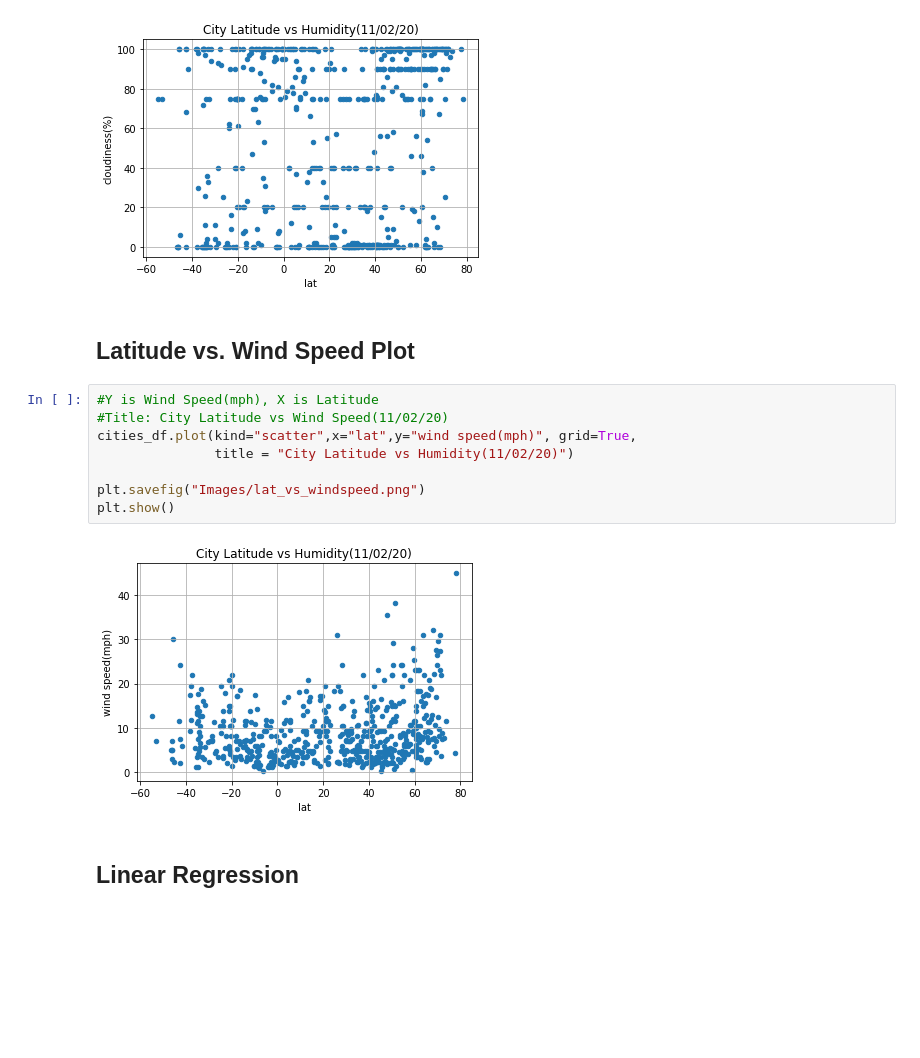
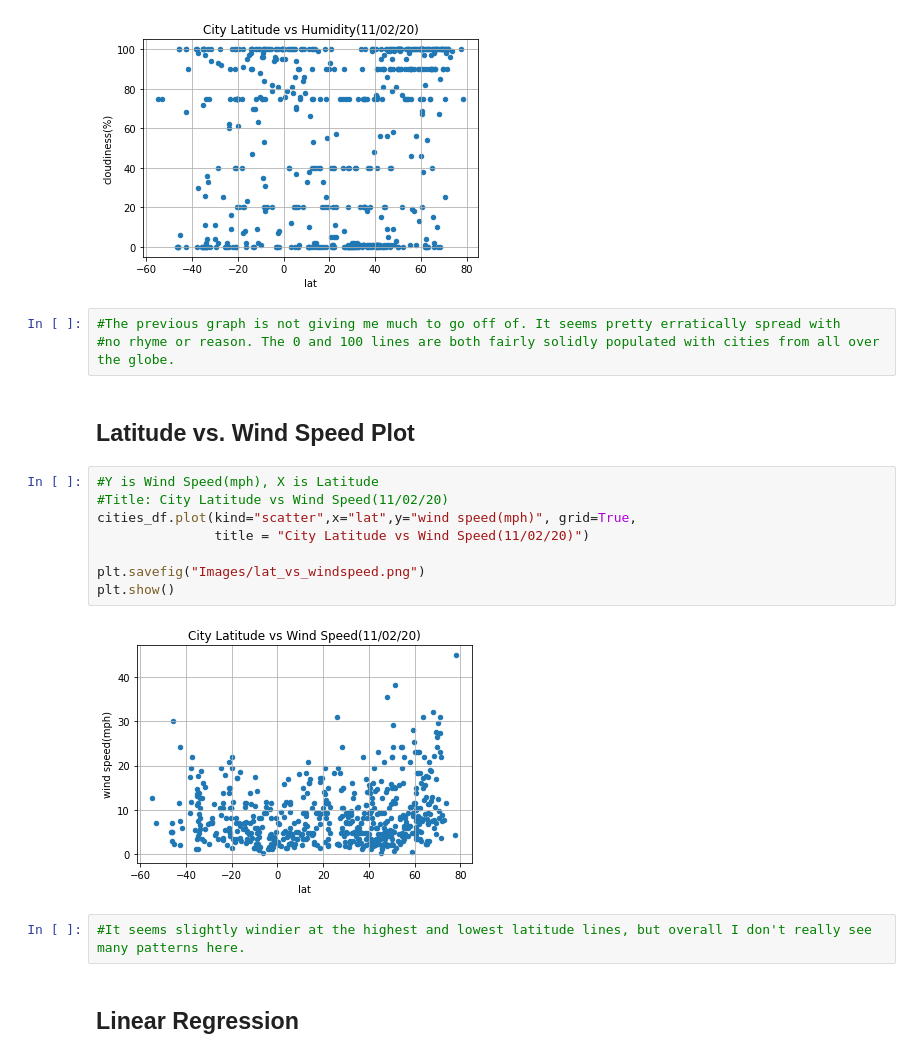
Before and after one commit to LaurenEGardner/python-api-challenge, a Jupyter notebook: WeatherPy/WeatherPy.ipynb, the cells around one changed output. Cells and saved outputs as stored; diff of their text form; blank space fills up the shorter version.

Commit message:
added graph analysis

```diff
--- a/WeatherPy/WeatherPy.ipynb
+++ b/WeatherPy/WeatherPy.ipynb
@@ -251,18 +260,23 @@ plt.savefig("Images/lat_vs_cloudiness.png")
 plt.show()
 # %% [output]
 [figure]
+# %%
+#The previous graph is not giving me much to go off of. It seems pretty erratically spread with
+#no rhyme or reason. The 0 and 100 lines are both fairly solidly populated with cities from all over the globe.
 # %% [markdown]
 ## Latitude vs. Wind Speed Plot
 # %%
 #Y is Wind Speed(mph), X is Latitude
 #Title: City Latitude vs Wind Speed(11/02/20)
 cities_df.plot(kind="scatter",x="lat",y="wind speed(mph)", grid=True,
-               title = "City Latitude vs Humidity(11/02/20)")
+               title = "City Latitude vs Wind Speed(11/02/20)")
 
 plt.savefig("Images/lat_vs_windspeed.png")
 plt.show()
 # %% [output]
-[figure, old version]
+[figure, new version]
+# %%
+#It seems slightly windier at the highest and lowest latitude lines, but overall I don't really see many patterns here.
 # %% [markdown]
 ## Linear Regression
 # %% [markdown]
```
Also changed, not shown: parts of 10 cells of this notebook, 1 other file.
